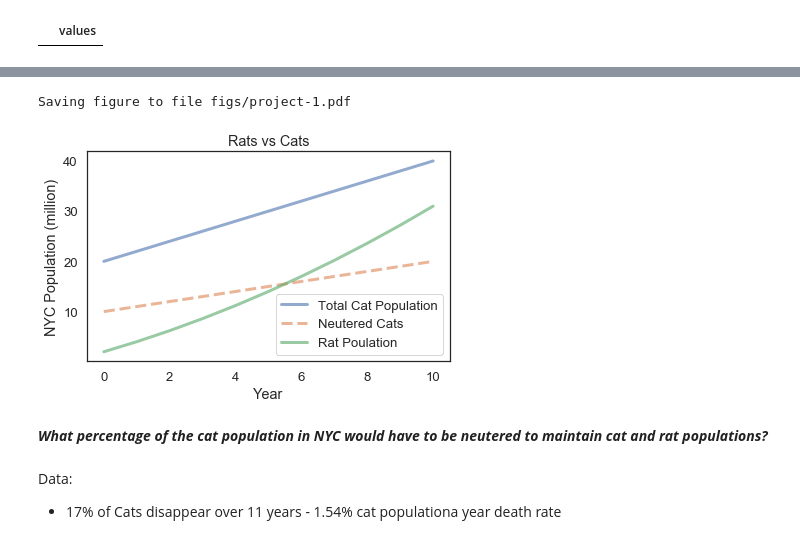
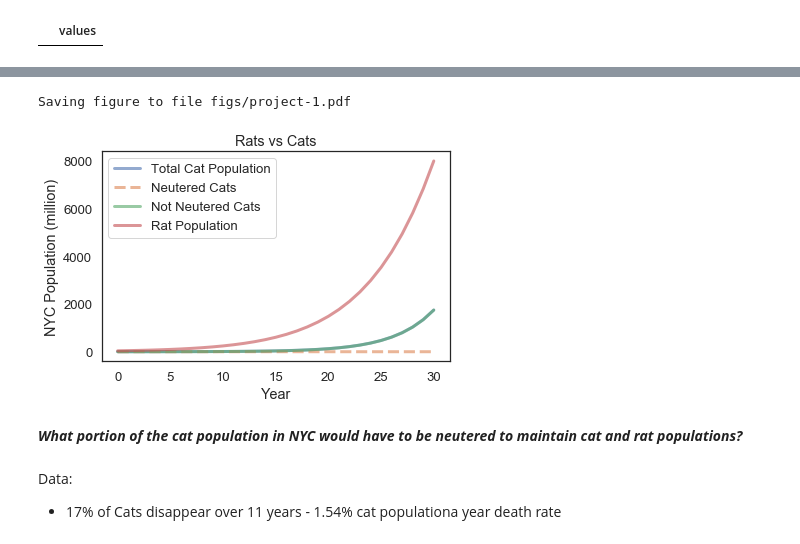
Before and after one commit to Griffith-Stites/ModSimPy, a Jupyter notebook: code/Project_1.ipynb, the cells around one changed output, grey strips where cells are left out. Drawn from its saved outputs; the diff is of its cells as text; code cells hidden in the pictures.

Commit message:
Updating Project 1

```diff
--- a/code/Project_1.ipynb
+++ b/code/Project_1.ipynb
@@ -81,22 +96,15 @@ def population_update_rat(catPopHistory, pop, year, rates):
     rates: system object with death and growth rates
     """
     catPop = catPopHistory[year] #The cat population for that year
-    pop_change = rates.rat_coefficient * catPop
+    pop_change = (rates.rat_growth_coefficient * pop)-(rates.rat_death_coefficient * catPop)
+    if(pop + pop_change <= 0): #Checks to see if population is 0
+        pop = 0
+        return pop
     return pop + pop_change
 # %%
 #This cell establishes the model parameters
 
-populations = State(cats_not_neutered=10, cats_neutered = 10, rat=2) #Establishes the cat and rat population
+populations = State(cats_not_neutered=2, cats_neutered = .6, rat=40) #Establishes the cat and rat population
 rates = System()#Opens an empty rate System
 # %% [output]
 |  | values |
-# %%
-#This cell allows easy access to change model parameters such as cat population
-
-rates.rat_coefficient = .1 #Establishes the relationship between Rat and Cat population
-
-timescale = 10 #Sets the timescale for the predictions in years
-rates.death_rate_cat = 2 #Sets the death rate for cats
-rates.growth_rate_cat= 3 #Sets the growth rate for cats
-
-resultsCats_neutered = run_simulation(populations.cats_neutered, rates, timescale, population_update_cat)
@@ -151,11 +111,27 @@ resultsRats = run_simulation_rat (populations.rat, totalCatPop, rates, timescale
-# %%
-plot_results(totalCatPop, resultsCats_neutered, resultsRats, 'Rats vs Cats')
-savefig('figs/project-1.pdf')
-# %% [output]
-Saving figure to file figs/project-1.pdf
-[figure, removed]
+# %%
+#This cell allows easy access to change model parameters such as cat population
+#All need updating except cat_death_coefficient
+rates.rat_growth_coefficient = .21 #Establishes how rats grow without cat influence
+rates.rat_death_coefficient = .2 #Establishes how rat pop dies with cat influence
+
+timescale = 30 #Sets the timescale for the predictions in years
+rates.cat_growth_coefficient = .5 #Establishes how cats grow
+rates.cat_death_coefficient = .2 #Establishes the cat death
+
+rates.cats_neutered = .4 #Establishes how many non-neutered cats are neutered per year in millions
+# %%
+resultsCats_neutered = run_simulation(populations.cats_neutered, rates, timescale, population_update_cat_neutered)
+resultsCats_not_neutered = run_simulation(populations.cats_not_neutered, rates, timescale, population_update_cat_not_neutered)
+totalCatPop = resultsCats_neutered + resultsCats_not_neutered
+resultsRats = run_simulation_rat (populations.rat, totalCatPop, rates, timescale, population_update_rat)
+
+plot_results(totalCatPop, resultsCats_neutered, resultsCats_not_neutered, resultsRats, 'Rats vs Cats')
+savefig('figs/project-1.pdf')
+# %% [output]
+Saving figure to file figs/project-1.pdf
+[figure, added]
 # %% [markdown]
-***What percentage of the cat population in NYC would have to be neutered to maintain cat and rat populations?***
+***What portion of the cat population in NYC would have to be neutered to maintain cat and rat populations?***
 # %% [markdown]
 Data:
 
```
Also changed, not shown: parts of 11 cells of this notebook.
